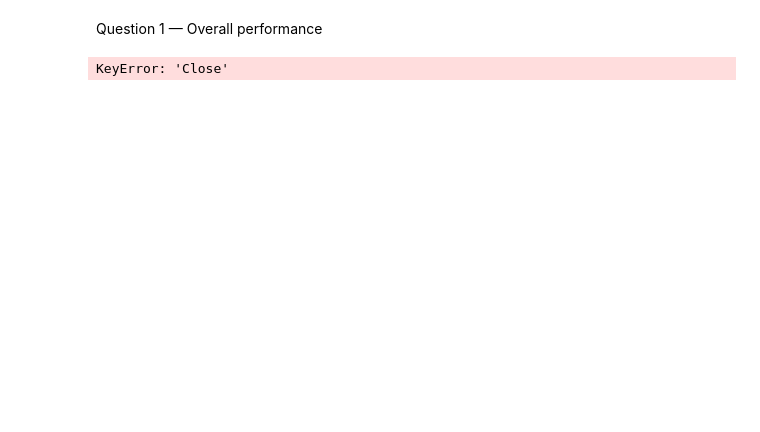
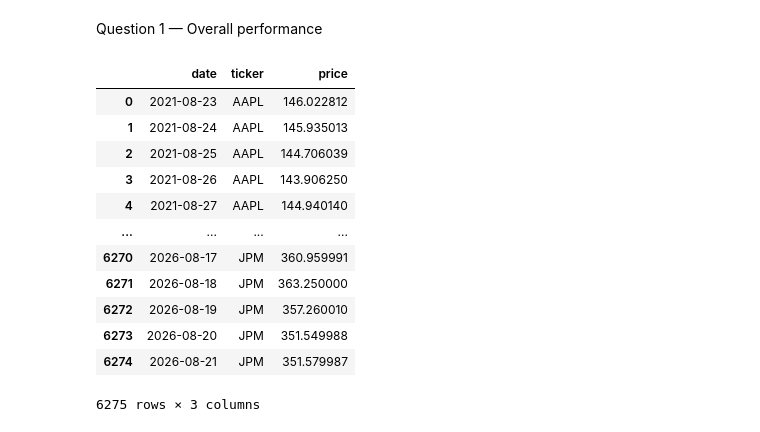
Before and after one commit to shota98501/workspace, a Jupyter notebook: Project/stockmarket_project/stockmarket.ipynb, the cells around one changed output. Cells and saved outputs as stored; diff of their text form; code cells hidden in the pictures; blank space fills up the shorter version.

```diff
--- a/Project/stockmarket_project/stockmarket.ipynb
+++ b/Project/stockmarket_project/stockmarket.ipynb
@@ -97,6 +101,20 @@ Index(['Date', 'Close', 'High', 'Low', 'Open', 'Volume', 'Ticker'], dtype='objec
 # %% [markdown]
 Question 1 — Overall performance
-# %%
-return_caculate =
-# %% [output]
-KeyError: 'Close'
+# %%
+df1 = df[["Date", "Ticker", "Adj Close"]]
+df1.columns = ['date', 'ticker', 'price']
+df1
+# %% [output]
+|  | date | ticker | price |
+| 0 | 2021-08-23 | AAPL | 146.022812 |
+| 1 | 2021-08-24 | AAPL | 145.935013 |
+| 2 | 2021-08-25 | AAPL | 144.706039 |
+| 3 | 2021-08-26 | AAPL | 143.906250 |
+| 4 | 2021-08-27 | AAPL | 144.940140 |
+| ... | ... | ... | ... |
+| 6270 | 2026-08-17 | JPM | 360.959991 |
+| 6271 | 2026-08-18 | JPM | 363.250000 |
+| 6272 | 2026-08-19 | JPM | 357.260010 |
+| 6273 | 2026-08-20 | JPM | 351.549988 |
+| 6274 | 2026-08-21 | JPM | 351.579987 |
+6275 rows × 3 columns
```
Also changed, not shown: parts of 10 cells of this notebook.
